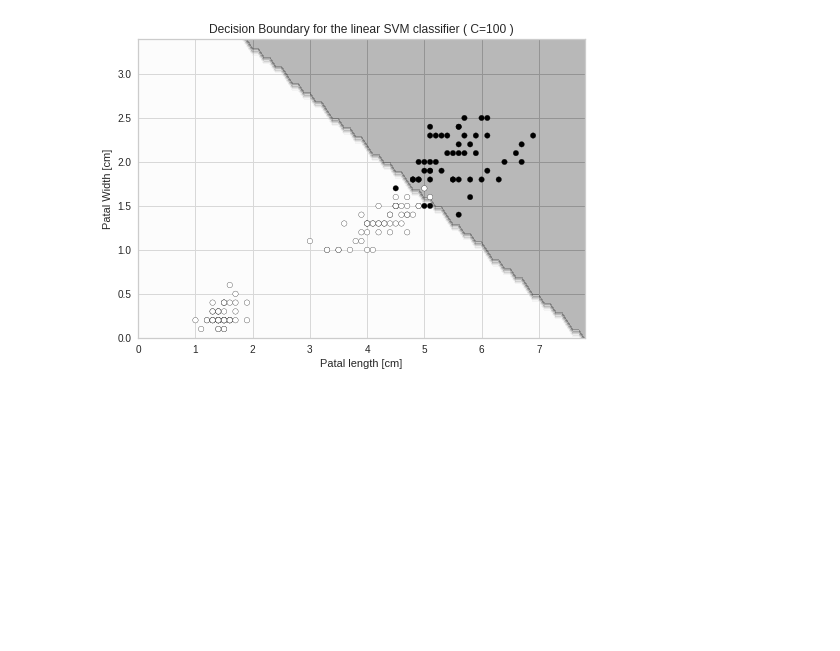
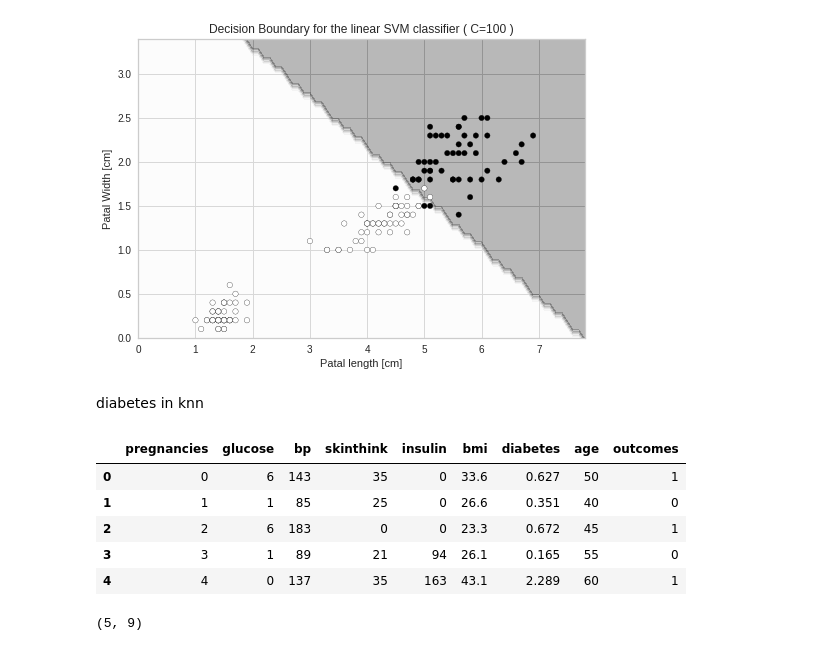
Before and after one commit to githubbhavani/internship, a Jupyter notebook: ml1.ipynb, the cells around one changed output. Cells and saved outputs as stored; diff of their text form; code cells hidden in the pictures; blank space fills up the shorter version.

```diff
--- a/ml1.ipynb
+++ b/ml1.ipynb
@@ -271,3 +271,28 @@ The `ymin` argument was deprecated in Matplotlib 3.0 and will be removed in 3.2.
   alternative='`bottom`', obj_type='argument')
 Text(0.5, 1.0, 'Decision Boundary for the linear SVM classifier ( C=100 )')
 [figure]
+# %% [markdown]
+diabetes in knn
+# %%
+#Load the necessary python libraries
+import numpy as np
+import pandas as pd
+import matplotlib.pyplot as plt
+plt.style.use('ggplot')
+#Load the dataset
+df = pd.read_csv('diabet.csv')
+
+#Print the first 5 rows of the dataframe.
+df.head()
+# %% [output]
+|  | pregnancies | glucose | bp | skinthink | insulin | bmi | diabetes | age | outcomes |
+| 0 | 0 | 6 | 143 | 35 | 0 | 33.6 | 0.627 | 50 | 1 |
+| 1 | 1 | 1 | 85 | 25 | 0 | 26.6 | 0.351 | 40 | 0 |
+| 2 | 2 | 6 | 183 | 0 | 0 | 23.3 | 0.672 | 45 | 1 |
+| 3 | 3 | 1 | 89 | 21 | 94 | 26.1 | 0.165 | 55 | 0 |
+| 4 | 4 | 0 | 137 | 35 | 163 | 43.1 | 2.289 | 60 | 1 |
+# %%
+#Let's observe the shape of the dataframe.
+df.shape
+# %% [output]
+(5, 9)
```
Also changed, not shown: parts of 7 cells of this notebook.
